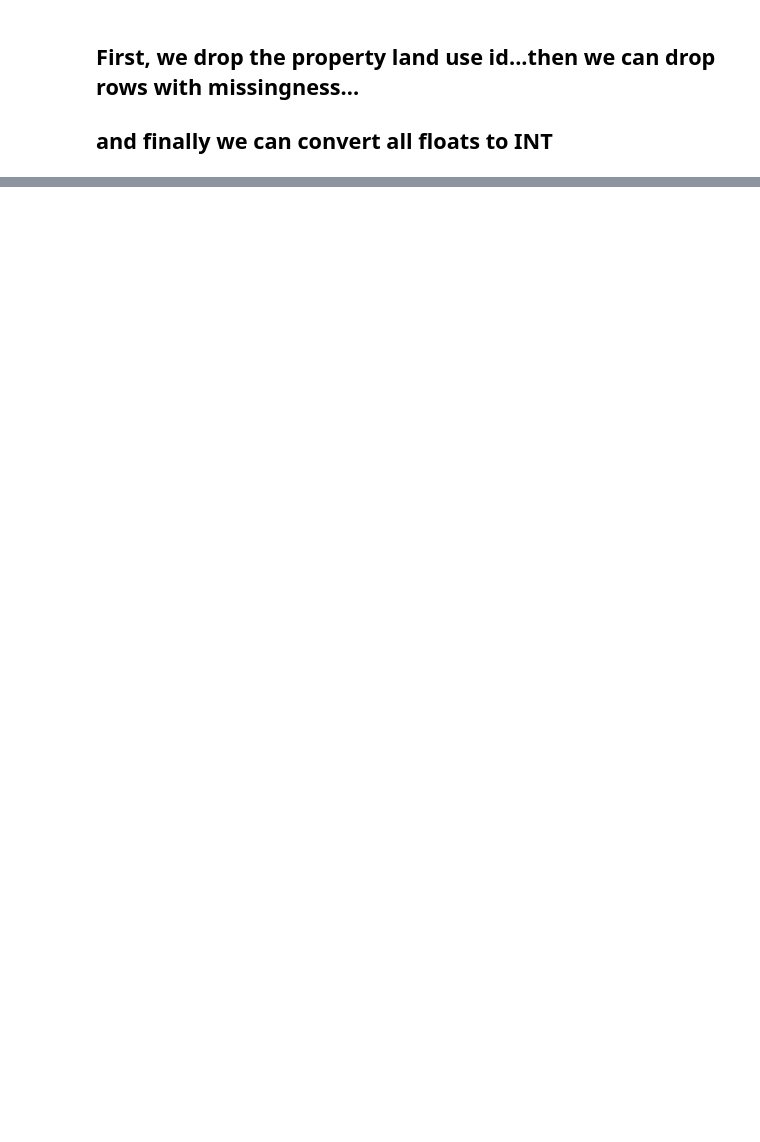
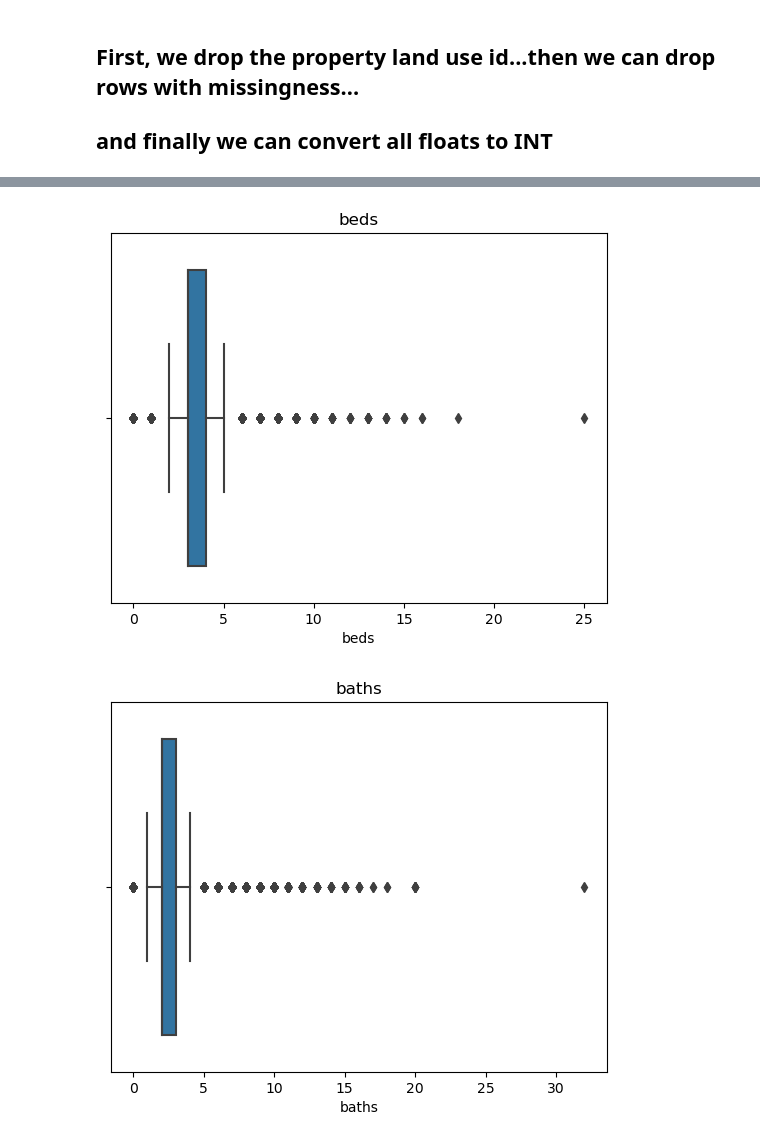
Before and after one commit to RichardAlcabes22/regression-excercises, a Jupyter notebook: wrangle.ipynb, the cells around one changed output, grey strips where cells are left out. Drawn from its saved outputs; the diff is of its cells as text; code cells hidden in the pictures; blank space fills up the shorter version.

```diff
--- a/wrangle.ipynb
+++ b/wrangle.ipynb
@@ -115,0 +137,8 @@ train
+# %%
+for col in train:
+    sns.boxplot(data=train, x=col)
+    plt.title(col)
+    plt.show()
+# %% [output]
+[figure, added]
+[figure, added]
```
Also changed, not shown: parts of 19 cells of this notebook.
